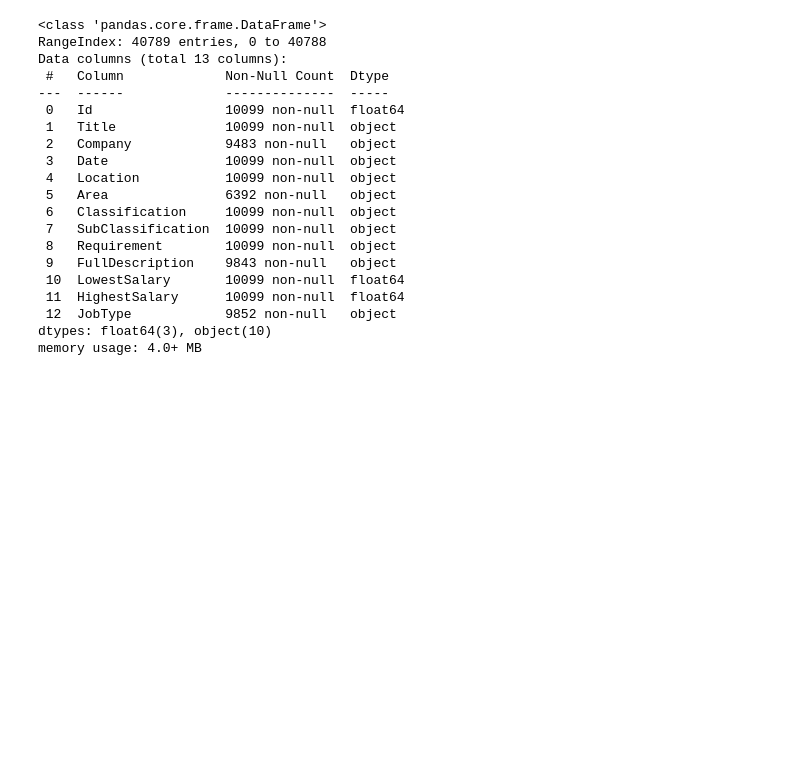
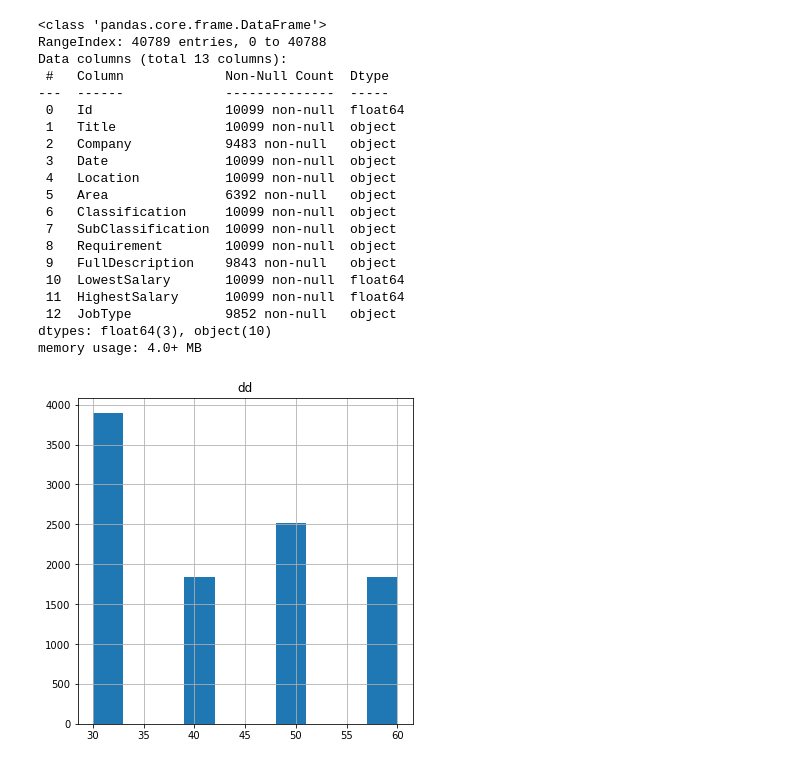
Before and after one commit to nspencerjackson/3803ICT, a Jupyter notebook: workshop_2/Workshop_2_Excersies.ipynb, the cells around one changed output. Drawn from its saved outputs; the diff is of its cells as text; code cells hidden in the pictures; blank space fills up the shorter version.

```diff
--- a/workshop_2/Workshop_2_Excersies.ipynb
+++ b/workshop_2/Workshop_2_Excersies.ipynb
@@ -35,3 +42,10 @@ Data columns (total 13 columns):
  12  JobType            9852 non-null   object
 dtypes: float64(3), object(10)
 memory usage: 4.0+ MB
+# %%
+plt.figure(figsize = (6,6))
+job_market['HighestSalary'].hist()
+plt.title('dd')
+plt.show()
+# %% [output]
+[figure, added]
```
Also changed, not shown: parts of 6 cells of this notebook.
